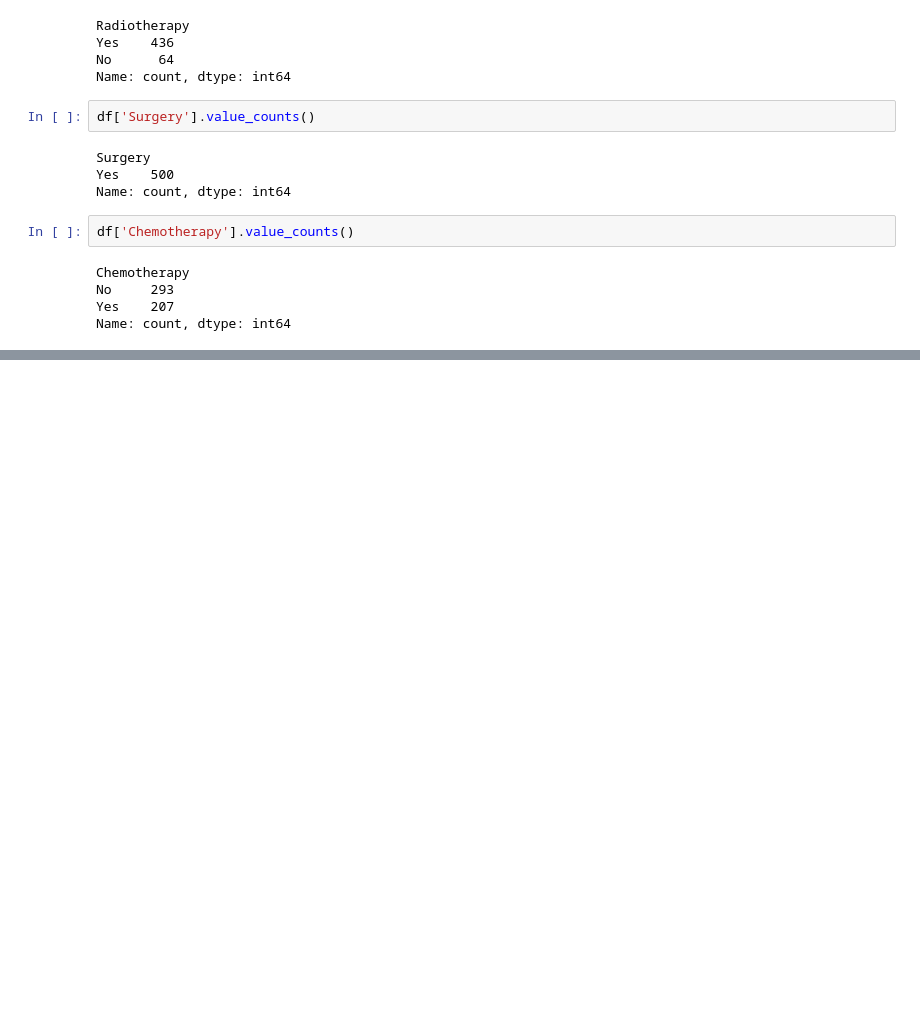
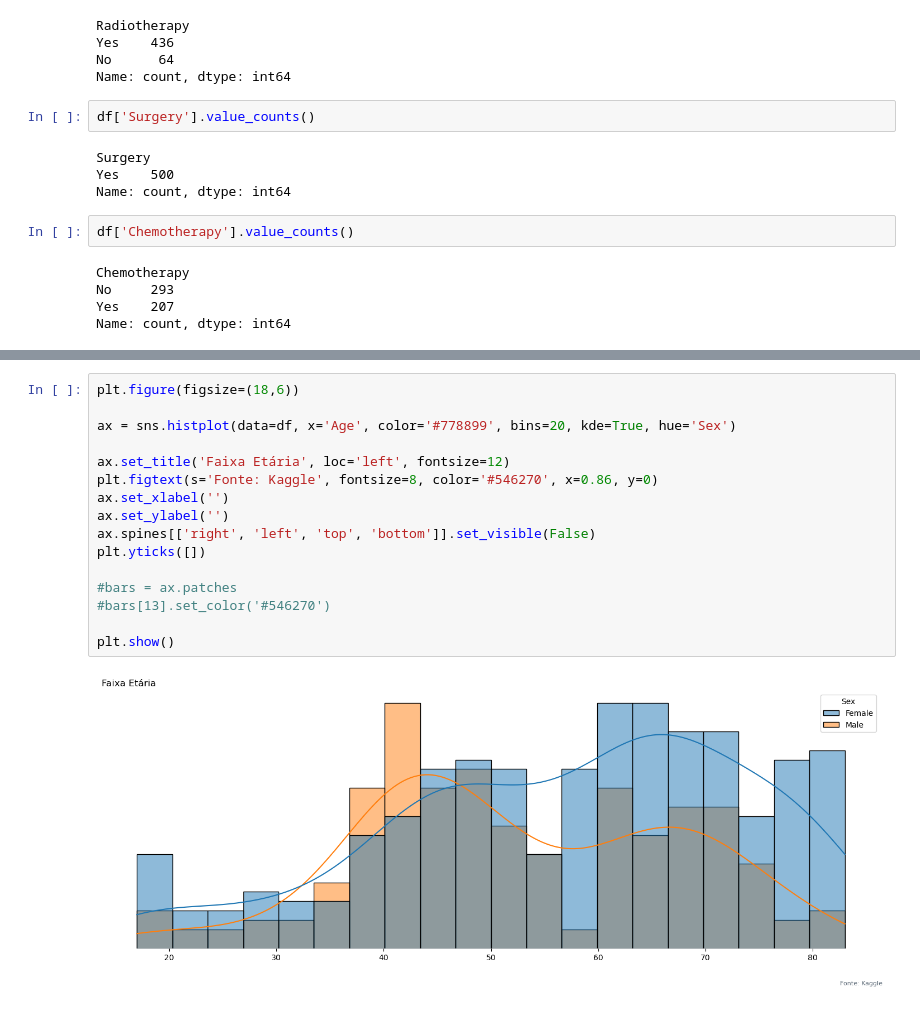
Before and after one commit to gabrielzerraa/bone-tumor, a Jupyter notebook: Bone_Tumor.ipynb, the cells around one changed output, grey strips where cells are left out. Drawn from its saved outputs; the diff is of its cells as text; blank space fills up the shorter version.

```diff
--- a/Bone_Tumor.ipynb
+++ b/Bone_Tumor.ipynb
@@ -210,0 +258,18 @@ Name: count, dtype: int64
+# %%
+plt.figure(figsize=(18,6))
+
+ax = sns.histplot(data=df, x='Age', color='#778899', bins=20, kde=True, hue='Sex')
+
+ax.set_title('Faixa Etária', loc='left', fontsize=12)
+plt.figtext(s='Fonte: Kaggle', fontsize=8, color='#546270', x=0.86, y=0)
+ax.set_xlabel('')
+ax.set_ylabel('')
+ax.spines[['right', 'left', 'top', 'bottom']].set_visible(False)
+plt.yticks([])
+
+#bars = ax.patches
+#bars[13].set_color('#546270')
+
+plt.show()
+# %% [output]
+[figure, added]
```
Also changed, not shown: parts of 6 cells of this notebook.
